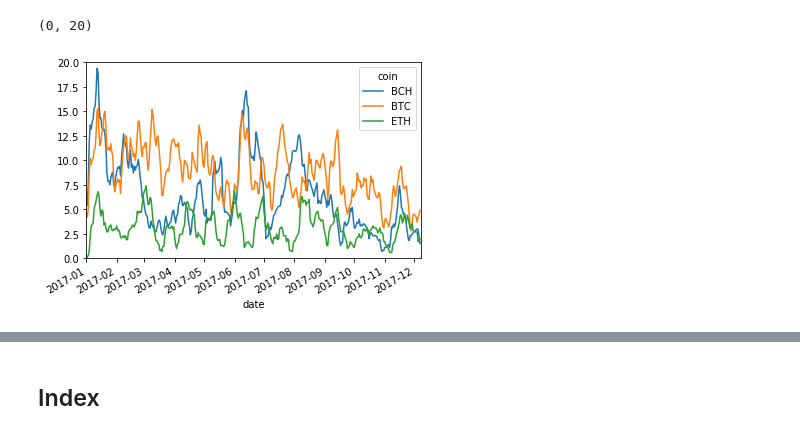
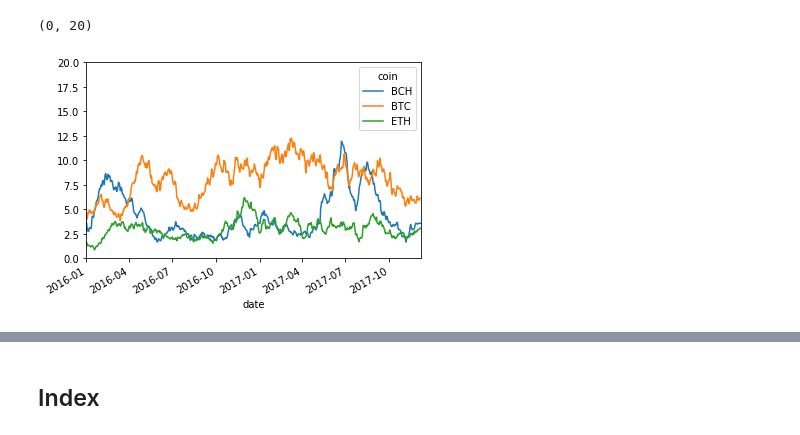
Before and after one commit to omdv/crypto-git-tracker, a Jupyter notebook: eda/EDA.ipynb, the cells around one changed output, grey strips where cells are left out. Saved outputs shown, nothing was run; the diff lists cells and outputs as text; code cells hidden in the pictures.

```diff
--- a/eda/EDA.ipynb
+++ b/eda/EDA.ipynb
@@ -46,14 +40,15 @@ ax.set_xlim(pd.Timestamp('2017-02-15'), pd.Timestamp('2017-12-08'))
 # %%
 """
 Commits Indicator #1.2
 10-day moving average of commits per day
 """
-commits_per_day_10day = commits_per_day.rolling(10).mean()
+period = 30
+commits_per_day_rolling = commits_per_day.rolling(period).mean()
 
 # plot
-ax = commits_per_day_10day.plot()
-ax.set_xlim(pd.Timestamp('2017-01-01'), pd.Timestamp('2017-12-08'))
+ax = commits_per_day_rolling.plot()
+ax.set_xlim(pd.Timestamp('2016-01-01'), pd.Timestamp('2017-12-08'))
 ax.set_ylim(0,20)
 # %% [output]
 (0, 20)
-[figure, old version]
+[figure, new version]
```
Also changed, not shown: parts of 16 cells of this notebook, 45 other files.
